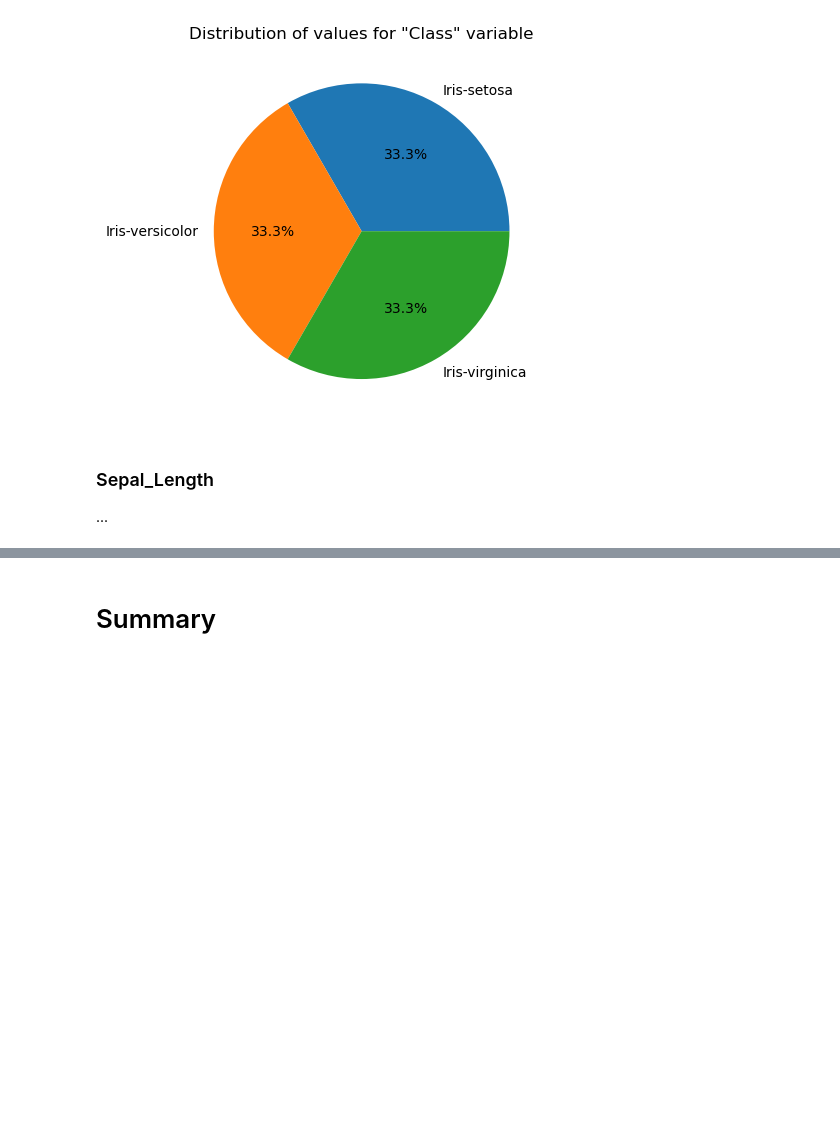
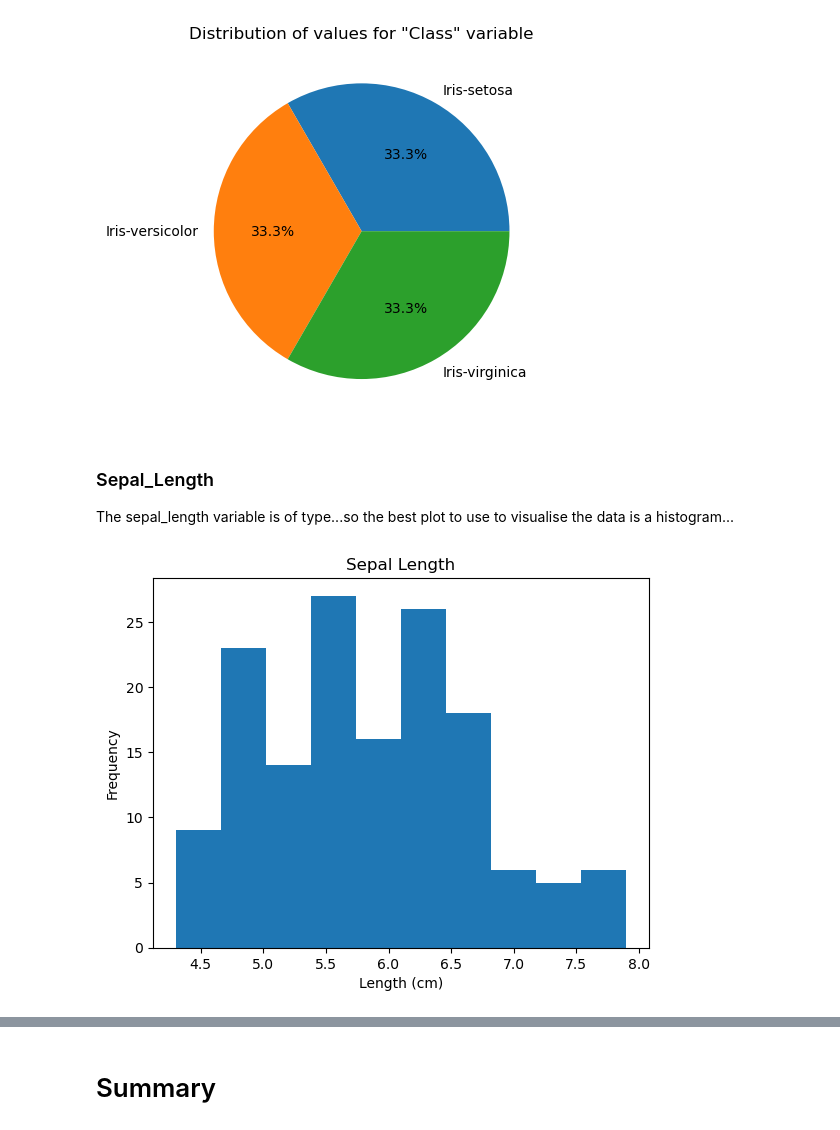
Before and after one commit to PeeBs68/fund_da, a Jupyter notebook: project.ipynb, the cells around one changed output, grey strips where cells are left out. Drawn from its saved outputs; the diff is of its cells as text; code cells hidden in the pictures; blank space fills up the shorter version.

Commit message:
Adding code and plots for Sepal Length

```diff
--- a/project.ipynb
+++ b/project.ipynb
@@ -204,6 +212,22 @@ plt.pie(freq_list2, labels = temp_class, autopct='%1.1f%%');
 #plt.bar(temp_class, freq_list2);
 # %% [output]
 [figure]
-# %% [markdown]
-### Sepal_Length
-...
+# %% [markdown]
+### Sepal_Length
+The sepal_length variable is of type...so the best plot to use to visualise the data is a histogram...
+# %%
+# Create a list just for Sepal Length and generate a histogram
+sepal_l = []
+for iris in iris_csv['Sepal_Length']:
+    sepal_l.append(iris)
+#Sort the list before creating the histogram
+sepal_l.sort()
+#Add title and labels
+plt.title("Sepal Length")
+plt.xlabel("Length (cm)")
+plt.ylabel("Frequency")
+plt.hist(sepal_l);
+#Save the file
+#plt.savefig("Sepal_Length_Histogram.png")
+# %% [output]
+[figure, added]
```
Also changed, not shown: parts of 4 cells of this notebook.
